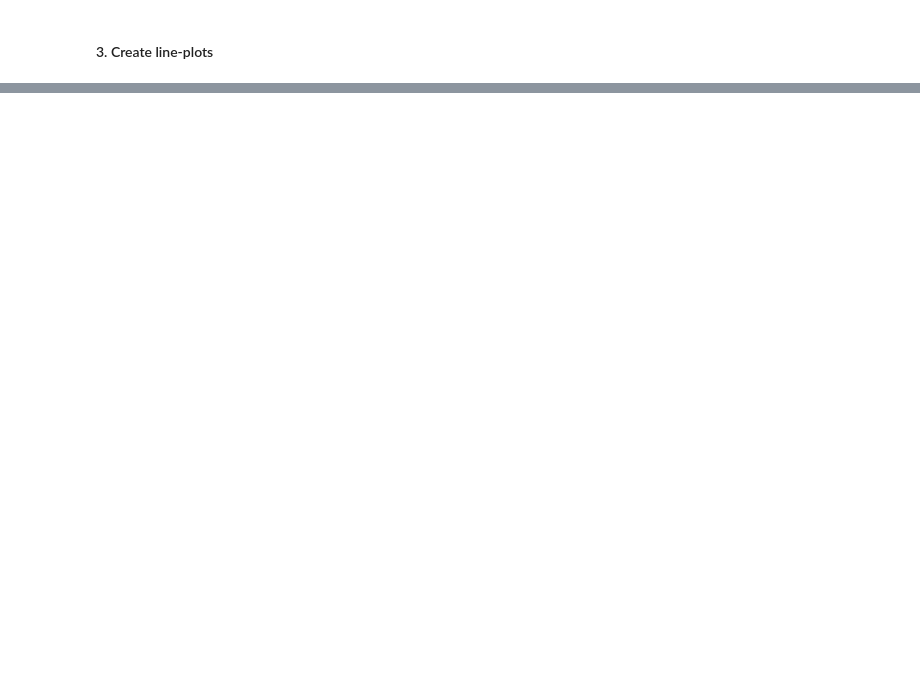
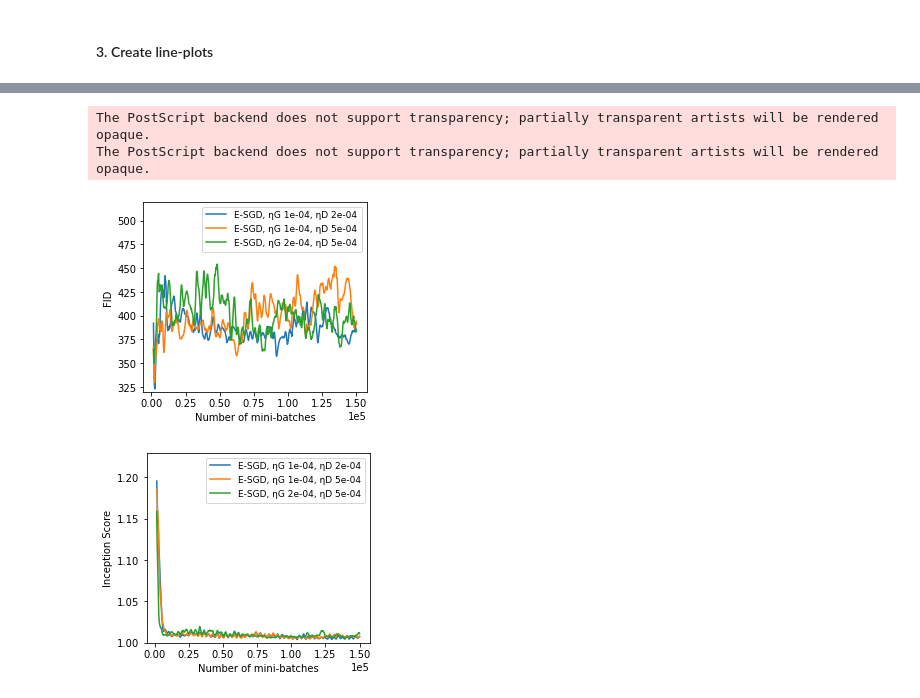
Before and after one commit to TheofilosBel/optml_miniprj, a Jupyter notebook: src/analysis/DCGAN_exp_analysis.ipynb, the cells around one changed output, grey strips where cells are left out. Drawn from its saved outputs; the diff is of its cells as text; code cells hidden in the pictures; blank space fills up the shorter version.

Commit message:
figures ntbook updated

```diff
--- a/src/analysis/DCGAN_exp_analysis.ipynb
+++ b/src/analysis/DCGAN_exp_analysis.ipynb
@@ -173 +272,78 @@ fig.show()
+# %%
+# ExtraSGD figures
+smoothing = 6
+min_threshold = 315
+# ALL case
+#min_threshold = 400
+
+cols_filter = (metrics_df['optimizer']=='ExtraSGD') & \
+                (metrics_df['bsz']==128) & \
+                (metrics_df['iter']<150000) & \
+                (metrics_df['loss']=="St")
+
+sgd_optimizer_df = metrics_df[cols_filter]
+sgd_grouped_df = sgd_optimizer_df.groupby('name')['FID'].min().reset_index()
+sgd_min_name = sgd_grouped_df[sgd_grouped_df['FID']<min_threshold]['name'].values
+sgd_optimizer_df = sgd_optimizer_df[sgd_optimizer_df['name'].isin(sgd_min_name)]
+
+sgd_rolling_metrics_df = sgd_optimizer_df \
+                            .groupby('name')[['FID', 'IS_mean']] \
+                            .rolling(smoothing) \
+                            .mean() \
+                            .reset_index() \
+                            .drop(columns="name") \
+                            .rename(columns={"level_1":"index", "FID":"roll_FID", "IS_mean":"roll_IS_mean"}) \
+                            .dropna()
+
+sgd_optimizer_df = pd.merge(sgd_optimizer_df.reset_index(), sgd_rolling_metrics_df, on='index')
+sgd_optimizer_df['parameters'] = 'E-SGD'+ \
+                                ', ηG '+sgd_optimizer_df['lrG'].map(lambda x: "{:.0e}".format(x)).astype(str)+ \
+                                ', ηD '+sgd_optimizer_df['lrD'].map(lambda x: "{:.0e}".format(x)).astype(str)
+
+# save FID figure
+plt.figure(figsize=(4,3.5))
+ax0 = sns.lineplot(data=sgd_optimizer_df, y='roll_FID', x='iter', hue='parameters')
+ax0.legend_.set_title(None)
+ax0.legend(loc='upper right')
+ax0.set(ylim=(320, 520))
+plt.setp(ax0.get_legend().get_texts(), fontsize='9')
+ax0.set_xlabel("Number of mini-batches")
+ax0.set_ylabel("FID")
+#ax0.set_title("Best training parameters\n in terms of min FID for ExtraSGD");
+ax0.ticklabel_format(style='sci', scilimits=(0,0), axis='x')
+plt.savefig('./figures/Extra_SGD_FID.png', bbox_inches='tight', dpi=100)
+plt.savefig('./figures/Extra_SGD_FID.eps', bbox_inches='tight', format='eps')
+
+# save IS_mean figure
+plt.figure(figsize=(4,3.5))
+ax0 = sns.lineplot(data=sgd_optimizer_df, y='roll_IS_mean', x='iter', hue='parameters')
+ax0.legend_.set_title(None)
+ax0.legend(loc='upper right')
+ax0.set(ylim=(1, 1.23))
+plt.setp(ax0.get_legend().get_texts(), fontsize='9')
+ax0.set_xlabel("Number of mini-batches")
+ax0.set_ylabel("Inception Score")
+#ax0.set_title("Best training parameters\n in terms of min FID for ExtraSGD");
+ax0.ticklabel_format(style='sci', scilimits=(0,0), axis='x')
+plt.savefig('./figures/Extra_SGD_IS.png', bbox_inches='tight', dpi=100)
+plt.savefig('./figures/Extra_SGD_IS.eps', bbox_inches='tight', format='eps')
+
+# # save ALL FID figure
+# plt.figure(figsize=(10,6))
+# ax0 = sns.lineplot(data=sgd_optimizer_df, y='roll_FID', x='iter', hue='parameters')
+# ax0.legend_.set_title(None)
+# ax0.legend(loc='upper right')
+# ax0.set(ylim=(310, 550))
+# plt.setp(ax0.get_legend().get_texts(), fontsize='9')
+# ax0.set_xlabel("Number of mini-batches")
+# ax0.set_ylabel("FID")
+# #ax0.set_title("Training parameters for SGD");
+# ax0.ticklabel_format(style='sci', scilimits=(0,0), axis='x')
+# plt.savefig('./figures/ALL_Extra_SGD_FID.png', bbox_inches='tight', dpi=100)
+# plt.savefig('./figures/ALL_Extra_SGD_FID.eps', bbox_inches='tight', format='eps')
+# %% [output]
+The PostScript backend does not support transparency; partially transparent artists will be rendered opaque.
+The PostScript backend does not support transparency; partially transparent artists will be rendered opaque.
+[figure, added]
+[figure, added]
 # %%
```
Also changed, not shown: parts of 25 cells of this notebook.
